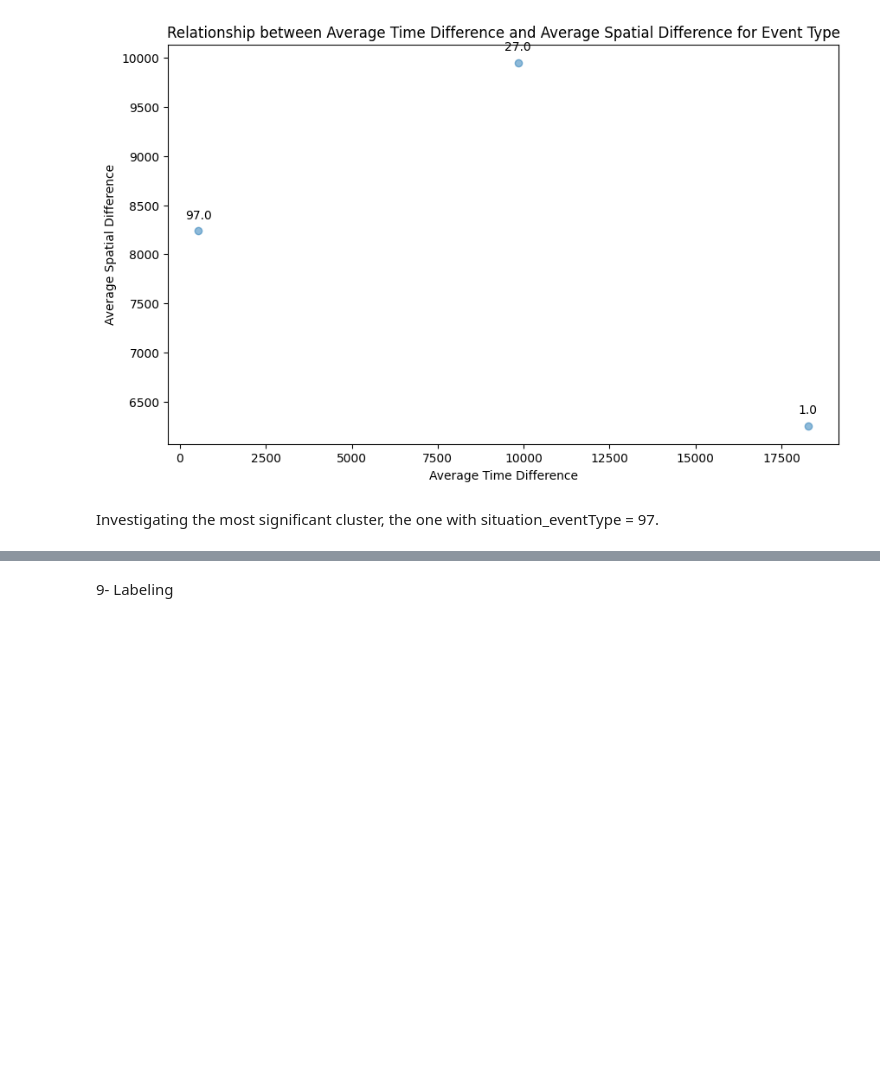
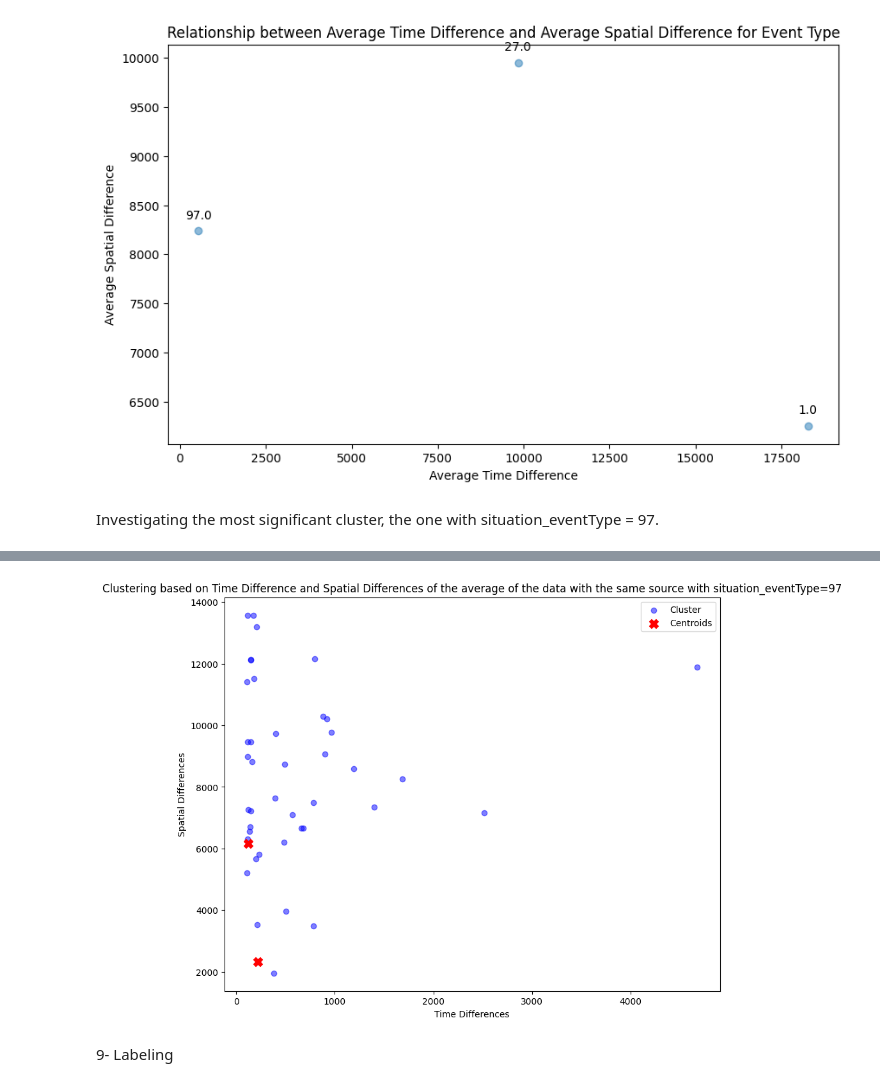
Before and after one commit to alessandrablasioli/attivitaprogettuale, a Jupyter notebook: attprog_sec/finito.ipynb, the cells around one changed output, grey strips where cells are left out. Saved outputs shown, nothing was run; the diff lists cells and outputs as text; code cells hidden in the pictures; blank space fills up the shorter version.

```diff
--- a/attprog_sec/finito.ipynb
+++ b/attprog_sec/finito.ipynb
@@ -791,3 +793,50 @@ plt.show()
+# %%
+grouped = denm_modified.groupby(['source','situation_eventType']).mean().reset_index()
+# %%
+grouped_filtered = grouped[grouped['situation_eventType'] == 97]
+# %%
+data_position_grouped = grouped_filtered.astype(float)
+# %%
+samplegrouped=data_position_grouped.values.tolist()
+amount_initial_centersgrouped = 1
+initial_centersgrouped = kmeans_plusplus_initializer(samplegrouped, amount_initial_centersgrouped).initialize()
+xmeans_instancegrouped = xmeans(samplegrouped, initial_centersgrouped, 1)
+xmeans_instancegrouped.process()
+clustersgrouped= xmeans_instancegrouped.get_clusters()
+centroidsgrouped= xmeans_instancegrouped.get_centers()
+# %%
+cluster_coords = []
+centroid_coords = []
+
+for cluster in clustersgrouped:
+    cluster_coords.append([samplegrouped[i] for i in cluster])
+
+fig, ax = plt.subplots(figsize=(10, 8))
+
+for cluster_indices in centroidsgrouped:
+    for index in cluster_indices:
+        index = int(index)
+        if 0 <= index < len(samplegrouped):
+            centroid_points = samplegrouped[index]
+            centroid_coords.append(centroid_points)
+
+x = [point[11] for point in samplegrouped]
+y = [point[10] for point in samplegrouped]
+ax.scatter(x, y, c='blue', alpha=0.5, label=f'Cluster')
+
+# Plot centroids
+centroid_x = [point[11] for point in centroid_coords]
+centroid_y = [point[10] for point in centroid_coords]
+ax.scatter(centroid_x, centroid_y, c='red', marker='X', s=100, label='Centroids')
+
+
+plt.xlabel('Time Differences')
+plt.ylabel('Spatial Differences')
+plt.title('Clustering based on Time Difference and Spatial Differences of the average of the data with the same source with situation_eventType=97')
+plt.legend()
+plt.show()
+# %% [output]
+[figure, added]
 # %% [markdown]
 9- Labeling
 # %%
```
Also changed, not shown: parts of 3 cells of this notebook.
